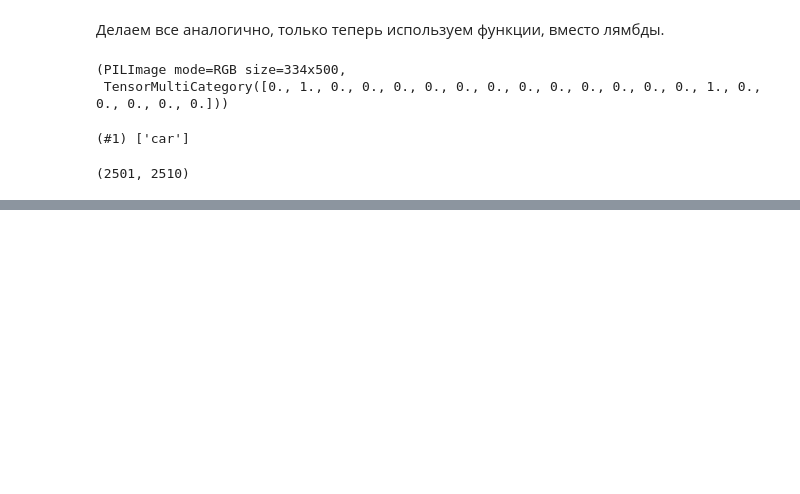
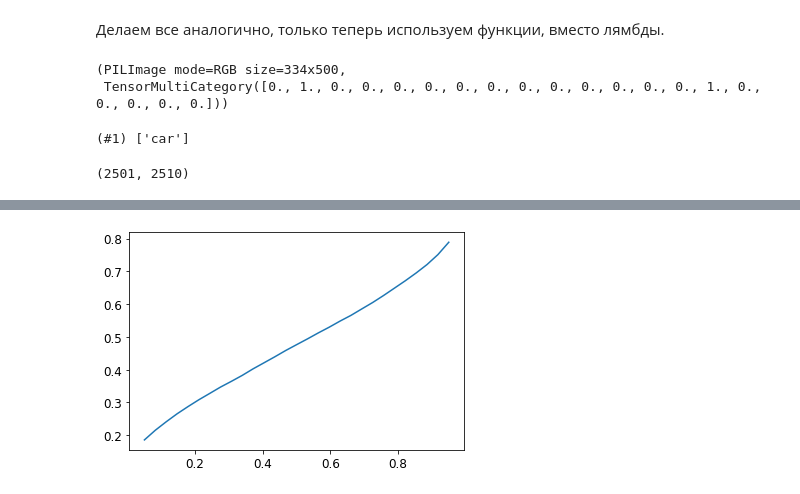
Before and after one commit to Kisaua/fastai-colab-learning, a Jupyter notebook: 06_multicat.ipynb, the cells around one changed output, grey strips where cells are left out. Saved outputs shown, nothing was run; the diff lists cells and outputs as text; code cells hidden in the pictures; blank space fills up the shorter version.

```diff
--- a/06_multicat.ipynb
+++ b/06_multicat.ipynb
@@ -101,0 +183,3 @@ dls.show_batch(nrows=3, ncols=3)
+# %%
+preds,targs = learn.get_preds()
+accuracy_multi(preds, targs, thresh=0.9, sigmoid=False)
@@ -101,0 +189,6 @@ dls.show_batch(nrows=3, ncols=3)
+# %%
+xs = torch.linspace(0.05,0.95,29)
+accs = [accuracy_multi(preds, targs, thresh=i, sigmoid=False) for i in xs]
+plt.plot(xs,accs);
+# %% [output]
+[figure, added]
```
Also changed, not shown: parts of 16 cells of this notebook.
